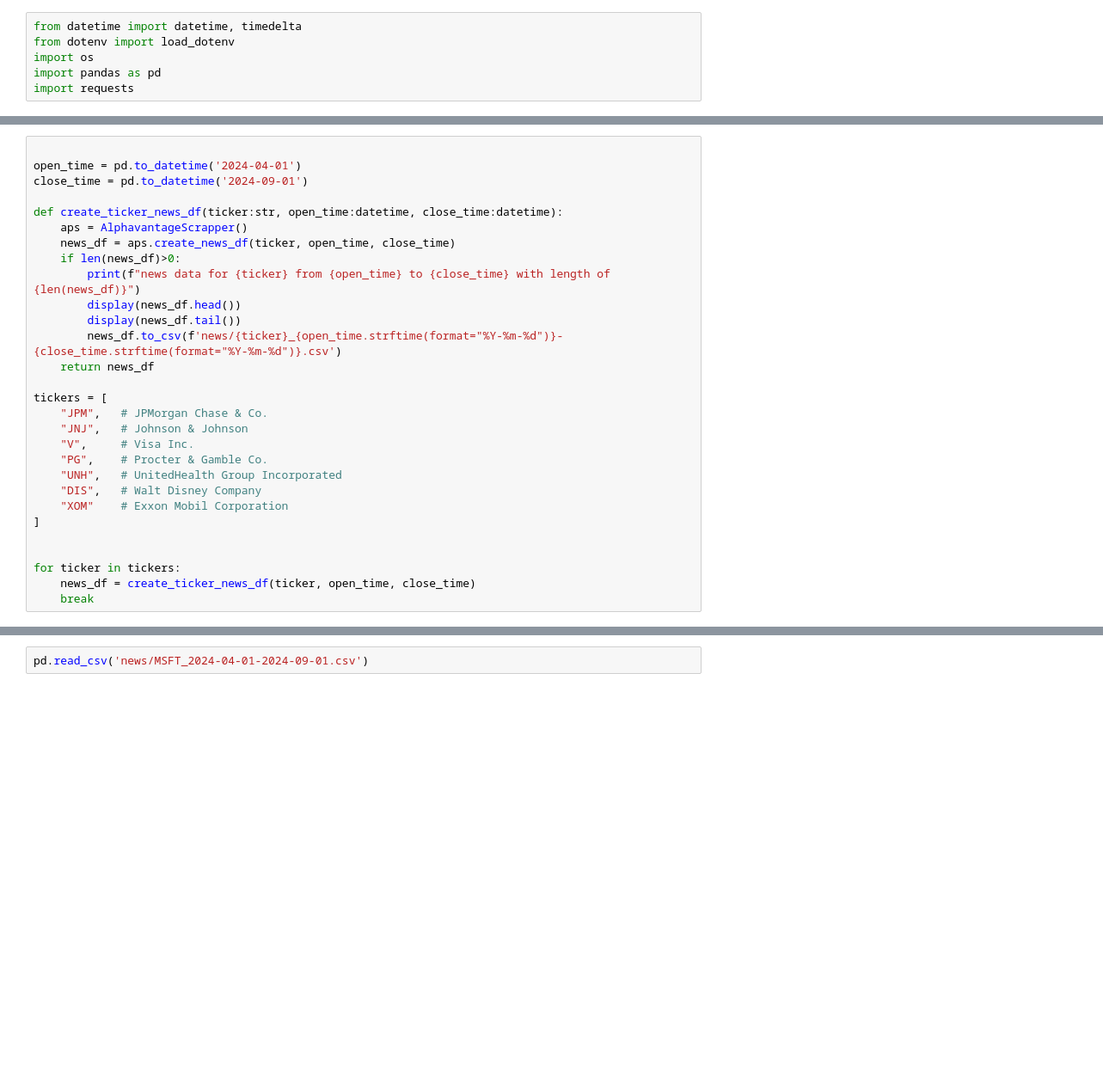
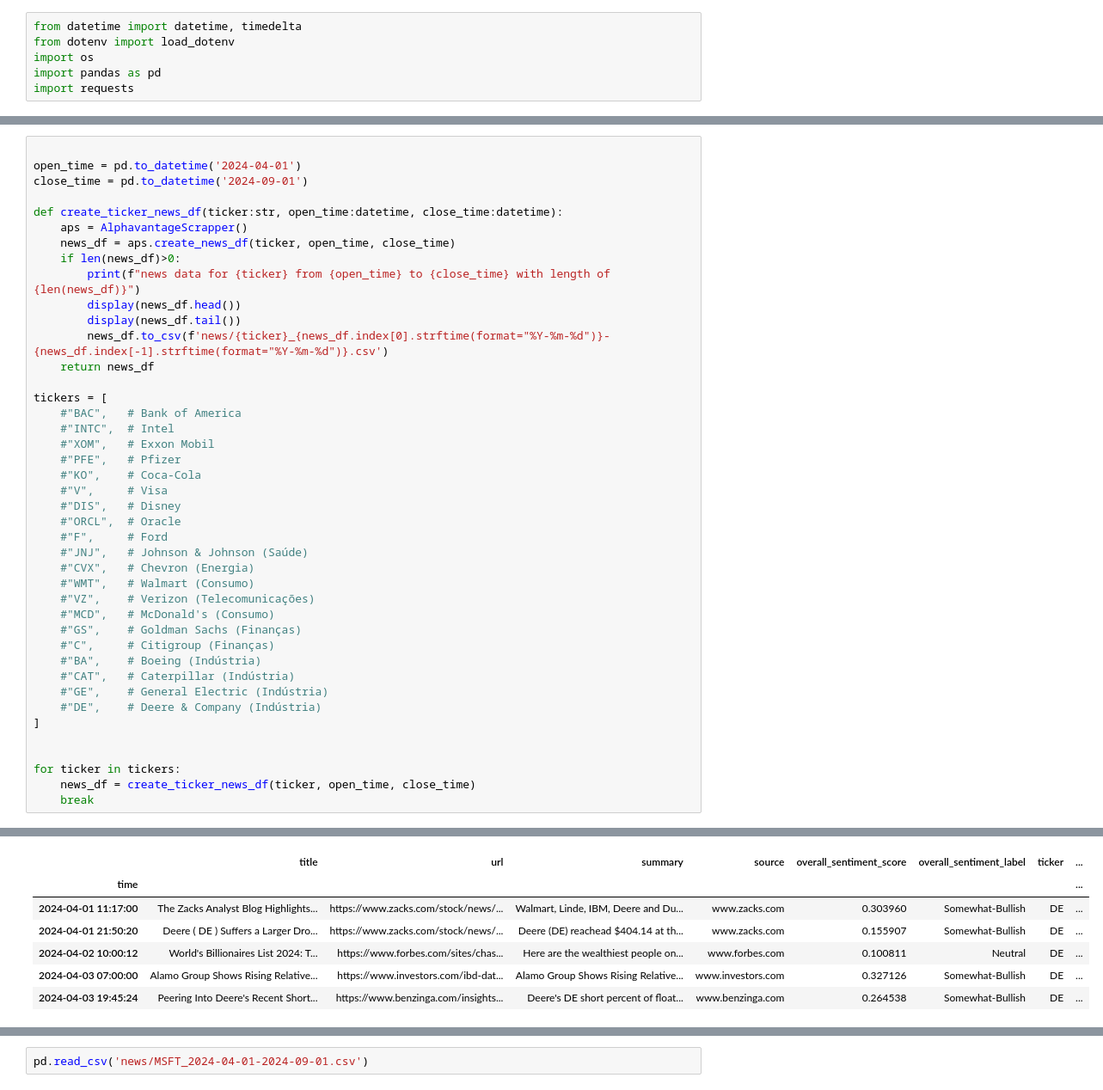
Before and after one commit to guicbelon/Sentiment_Analysis, a Jupyter notebook: table_1.ipynb, the cells around one changed output, grey strips where cells are left out. Shown at 86% size. Drawn from its saved outputs; the diff is of its cells as text; blank space fills up the shorter version.

```diff
--- a/table_1.ipynb
+++ b/table_1.ipynb
@@ -80,17 +80,30 @@ def create_ticker_news_df(ticker:str, open_time:datetime, close_time:datetime):
         print(f"news data for {ticker} from {open_time} to {close_time} with length of {len(news_df)}")
         display(news_df.head())
         display(news_df.tail())
-        news_df.to_csv(f'news/{ticker}_{open_time.strftime(format="%Y-%m-%d")}-{close_time.strftime(format="%Y-%m-%d")}.csv')
+        news_df.to_csv(f'news/{ticker}_{news_df.index[0].strftime(format="%Y-%m-%d")}-{news_df.index[-1].strftime(format="%Y-%m-%d")}.csv')
     return news_df
 
 tickers = [
-    "JPM",   # JPMorgan Chase & Co.
-    "JNJ",   # Johnson & Johnson
-    "V",     # Visa Inc.
-    "PG",    # Procter & Gamble Co.
-    "UNH",   # UnitedHealth Group Incorporated
-    "DIS",   # Walt Disney Company
-    "XOM"    # Exxon Mobil Corporation
+    #"BAC",   # Bank of America
+    #"INTC",  # Intel
+    #"XOM",   # Exxon Mobil
+    #"PFE",   # Pfizer
+    #"KO",    # Coca-Cola
+    #"V",     # Visa
+    #"DIS",   # Disney
+    #"ORCL",  # Oracle
+    #"F",     # Ford
+    #"JNJ",   # Johnson & Johnson (Saúde)
+    #"CVX",   # Chevron (Energia)
+    #"WMT",   # Walmart (Consumo)
+    #"VZ",    # Verizon (Telecomunicações)
+    #"MCD",   # McDonald's (Consumo)
+    #"GS",    # Goldman Sachs (Finanças)
+    #"C",     # Citigroup (Finanças)
+    #"BA",    # Boeing (Indústria)
+    #"CAT",   # Caterpillar (Indústria)
+    #"GE",    # General Electric (Indústria)
+    #"DE",    # Deere & Company (Indústria)
 ]
 
 
@@ -102,0 +115,7 @@ Error in fetching data: API limit reached
+|  | title | url | summary | source | overall_sentiment_score | overall_sentiment_label | ticker | ... |
+| time |  |  |  |  |  |  |  | ... |
+| 2024-04-01 11:17:00 | The Zacks Analyst Blog Highlights... | https://www.zacks.com/stock/news/... | Walmart, Linde, IBM, Deere and Du... | www.zacks.com | 0.303960 | Somewhat-Bullish | DE | ... |
+| 2024-04-01 21:50:20 | Deere ( DE ) Suffers a Larger Dro... | https://www.zacks.com/stock/news/... | Deere (DE) reachead $404.14 at th... | www.zacks.com | 0.155907 | Somewhat-Bullish | DE | ... |
+| 2024-04-02 10:00:12 | World's Billionaires List 2024: T... | https://www.forbes.com/sites/chas... | Here are the wealthiest people on... | www.forbes.com | 0.100811 | Neutral | DE | ... |
+| 2024-04-03 07:00:00 | Alamo Group Shows Rising Relative... | https://www.investors.com/ibd-dat... | Alamo Group Shows Rising Relative... | www.investors.com | 0.327126 | Somewhat-Bullish | DE | ... |
+| 2024-04-03 19:45:24 | Peering Into Deere's Recent Short... | https://www.benzinga.com/insights... | Deere's DE short percent of float... | www.benzinga.com | 0.264538 | Somewhat-Bullish | DE | ... |
```
Also changed, not shown: parts of 5 cells of this notebook, 29 other files.
